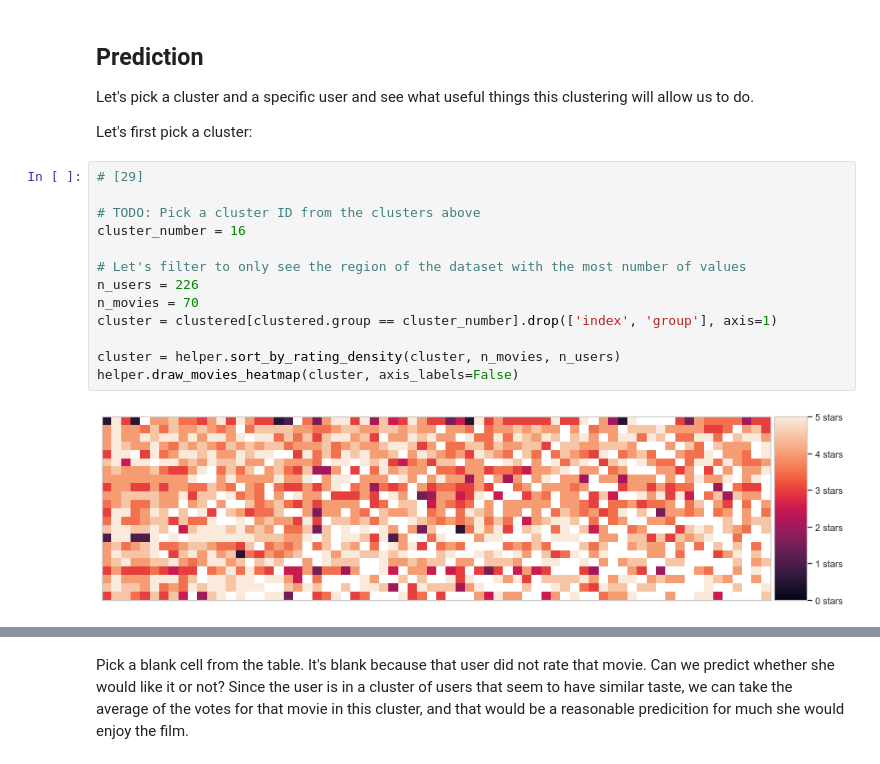
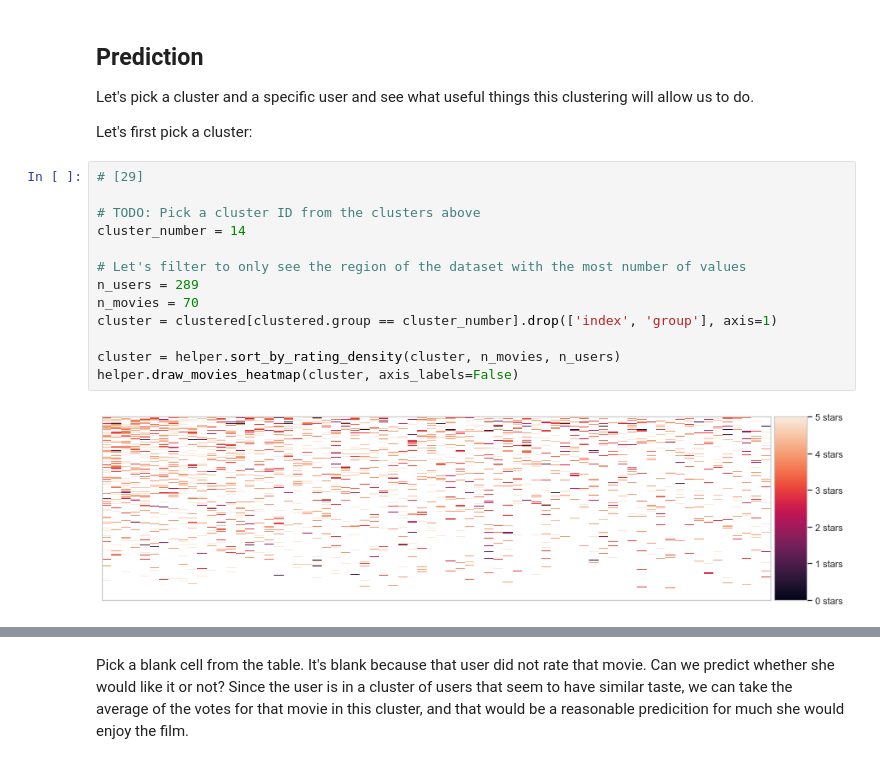
Before and after one commit to ttduongtran/practice-data-mining, a Jupyter notebook: index_prediction.ipynb, the cells around one changed output, grey strips where cells are left out. Saved outputs shown, nothing was run; the diff lists cells and outputs as text.

```diff
--- a/index_prediction.ipynb
+++ b/index_prediction.ipynb
@@ -585,18 +582,18 @@ Let's first pick a cluster:
 # %%
 # [29]
 
 # TODO: Pick a cluster ID from the clusters above
-cluster_number = 16
+cluster_number = 14
 
 # Let's filter to only see the region of the dataset with the most number of values
-n_users = 226
+n_users = 289
 n_movies = 70
 cluster = clustered[clustered.group == cluster_number].drop(['index', 'group'], axis=1)
 
 cluster = helper.sort_by_rating_density(cluster, n_movies, n_users)
 helper.draw_movies_heatmap(cluster, axis_labels=False)
 # %% [output]
-[figure, old version]
+[figure, new version]
 # %%
 # [30]
 cluster.head()
```
Also changed, not shown: parts of 35 cells of this notebook, 2 other files.
